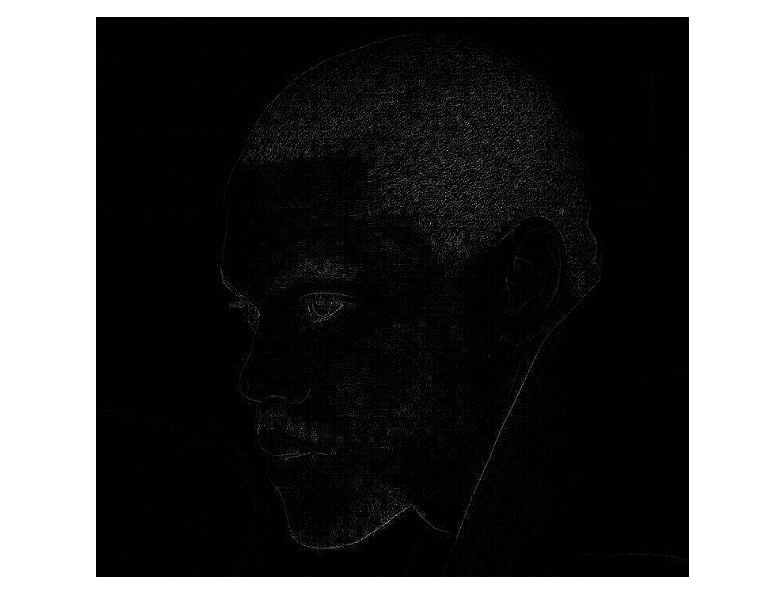
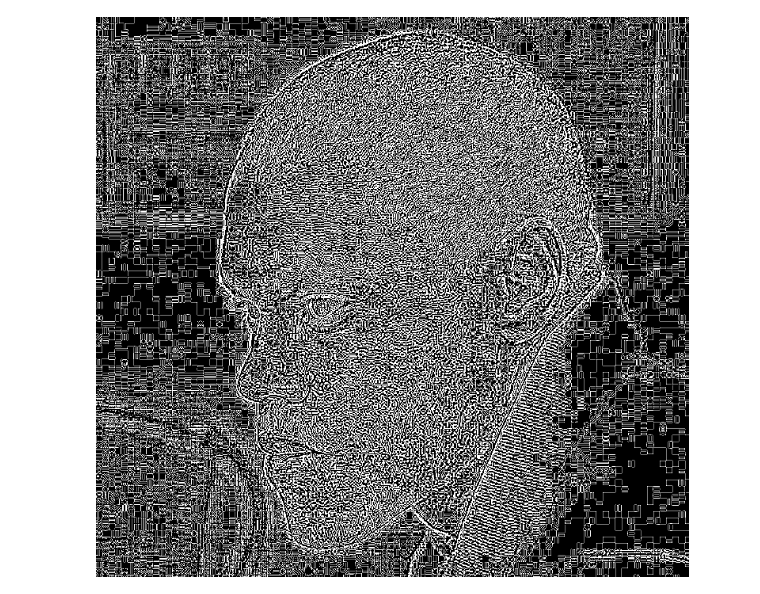
Before and after one commit to DichotoMe/Introduction-to-graphics, a Jupyter notebook: laplacian_edge_detection.ipynb, the cells around one changed output. Cells and saved outputs as stored; diff of their text form; code cells hidden in the pictures.

```diff
--- a/laplacian_edge_detection.ipynb
+++ b/laplacian_edge_detection.ipynb
@@ -6,9 +6,13 @@ import scipy.ndimage.filters as flt
 import numpy as np
 # %%
 img_gray = cv2.imread('images/profile.jpg', 0)
-
-laplacian = cv2.Laplacian(img_gray, -1)
-
-Image.fromarray(laplacian)
-# %% [output]
-[figure, removed]
+# %%
+laplacian_negative = np.array([
+    [0, -1, 0],
+    [-1, 4, -1],
+    [0, -1, 0]
+])
+# %%
+Image.fromarray(flt.convolve(img_as_int(img_gray), laplacian_negative))
+# %% [output]
+[figure, added]
```
Also changed, not shown: parts of 3 cells of this notebook, 1 other file.
